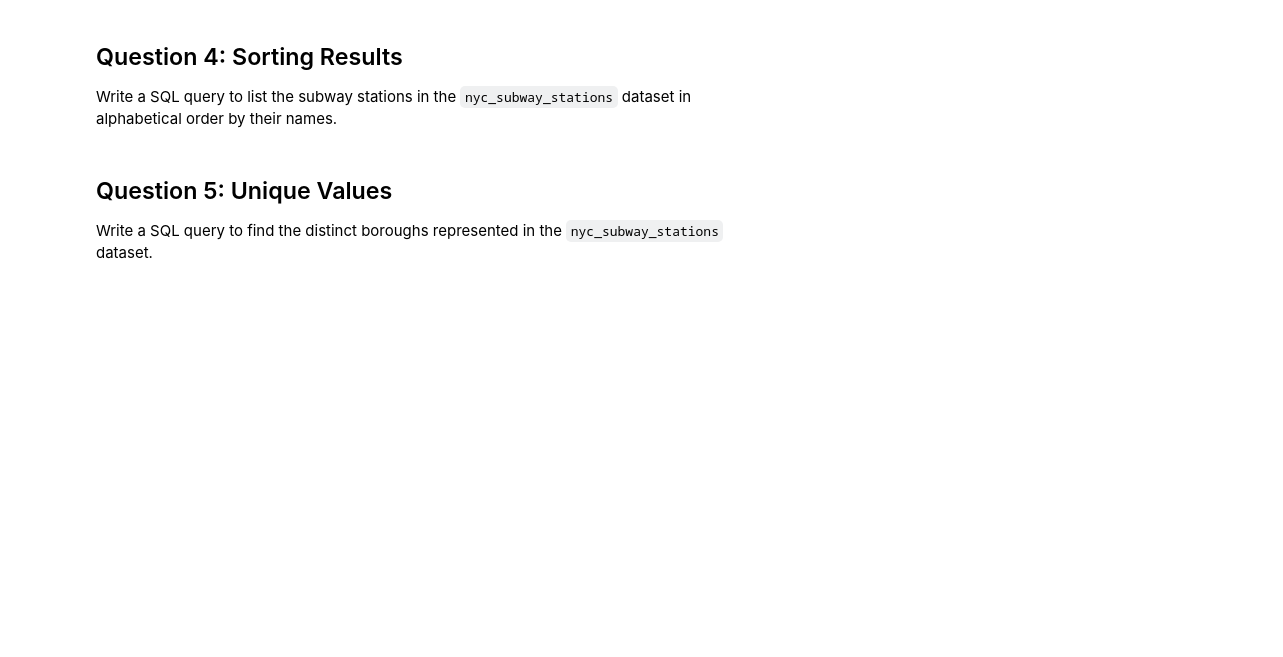
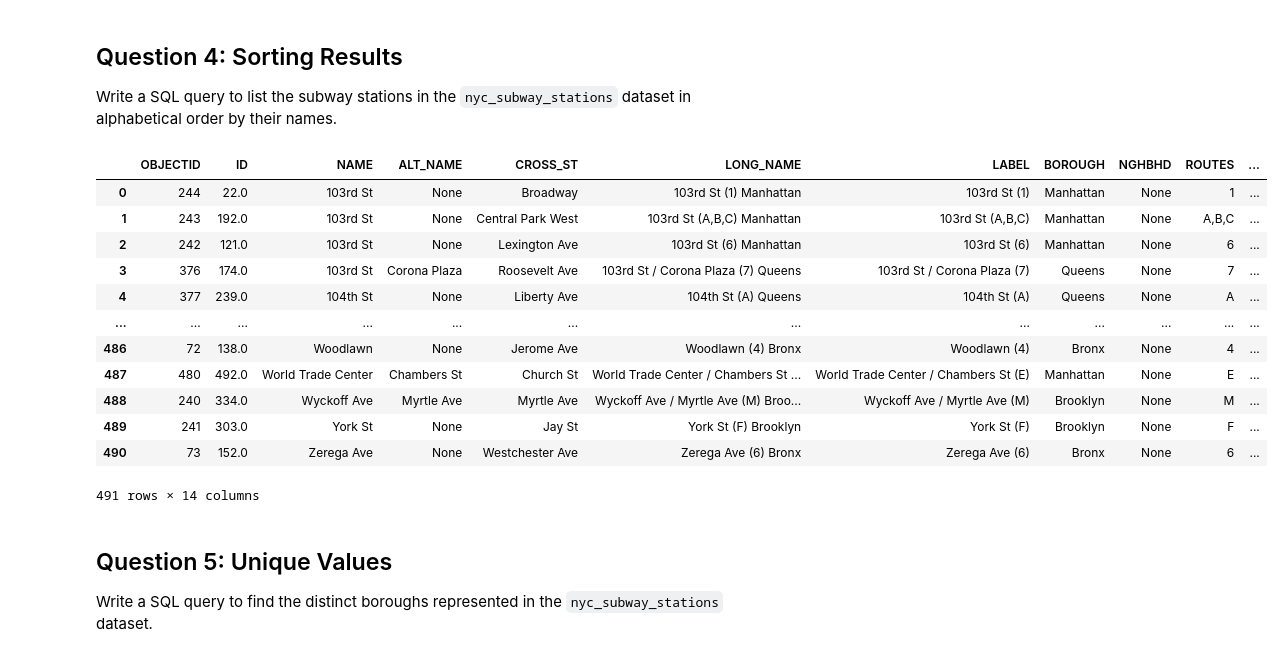
Before and after one commit to Cihshee/CASA0025, a Jupyter notebook: notebooks/W02_lab.ipynb, the cells around one changed output. Cells and saved outputs as stored; diff of their text form; code cells hidden in the pictures; blank space fills up the shorter version.

```diff
--- a/notebooks/W02_lab.ipynb
+++ b/notebooks/W02_lab.ipynb
@@ -88,6 +156,23 @@ Write a SQL query to find all subway stations in the `nyc_subway_stations` datas
 Write a SQL query to list the subway stations in the `nyc_subway_stations` dataset in alphabetical order by their names.
 # %%
 # Add your code here.
+
+%%sql
+SELECT * FROM nyc_subway_stations ORDER BY NAME;
+# %% [output]
+|  | OBJECTID | ID | NAME | ALT_NAME | CROSS_ST | LONG_NAME | LABEL | BOROUGH | NGHBHD | ROUTES | ... |
+| 0 | 244 | 22.0 | 103rd St | None | Broadway | 103rd St (1) Manhattan | 103rd St (1) | Manhattan | None | 1 | ... |
+| 1 | 243 | 192.0 | 103rd St | None | Central Park West | 103rd St (A,B,C) Manhattan | 103rd St (A,B,C) | Manhattan | None | A,B,C | ... |
+| 2 | 242 | 121.0 | 103rd St | None | Lexington Ave | 103rd St (6) Manhattan | 103rd St (6) | Manhattan | None | 6 | ... |
+| 3 | 376 | 174.0 | 103rd St | Corona Plaza | Roosevelt Ave | 103rd St / Corona Plaza (7) Queens | 103rd St / Corona Plaza (7) | Queens | None | 7 | ... |
+| 4 | 377 | 239.0 | 104th St | None | Liberty Ave | 104th St (A) Queens | 104th St (A) | Queens | None | A | ... |
+| ... | ... | ... | ... | ... | ... | ... | ... | ... | ... | ... | ... |
+| 486 | 72 | 138.0 | Woodlawn | None | Jerome Ave | Woodlawn (4) Bronx | Woodlawn (4) | Bronx | None | 4 | ... |
+| 487 | 480 | 492.0 | World Trade Center | Chambers St | Church St | World Trade Center / Chambers St ... | World Trade Center / Chambers St (E) | Manhattan | None | E | ... |
+| 488 | 240 | 334.0 | Wyckoff Ave | Myrtle Ave | Myrtle Ave | Wyckoff Ave / Myrtle Ave (M) Broo... | Wyckoff Ave / Myrtle Ave (M) | Brooklyn | None | M | ... |
+| 489 | 241 | 303.0 | York St | None | Jay St | York St (F) Brooklyn | York St (F) | Brooklyn | None | F | ... |
+| 490 | 73 | 152.0 | Zerega Ave | None | Westchester Ave | Zerega Ave (6) Bronx | Zerega Ave (6) | Bronx | None | 6 | ... |
+491 rows × 14 columns
 # %% [markdown]
 ## Question 5: Unique Values
 
```
Also changed, not shown: parts of 6 cells of this notebook.
